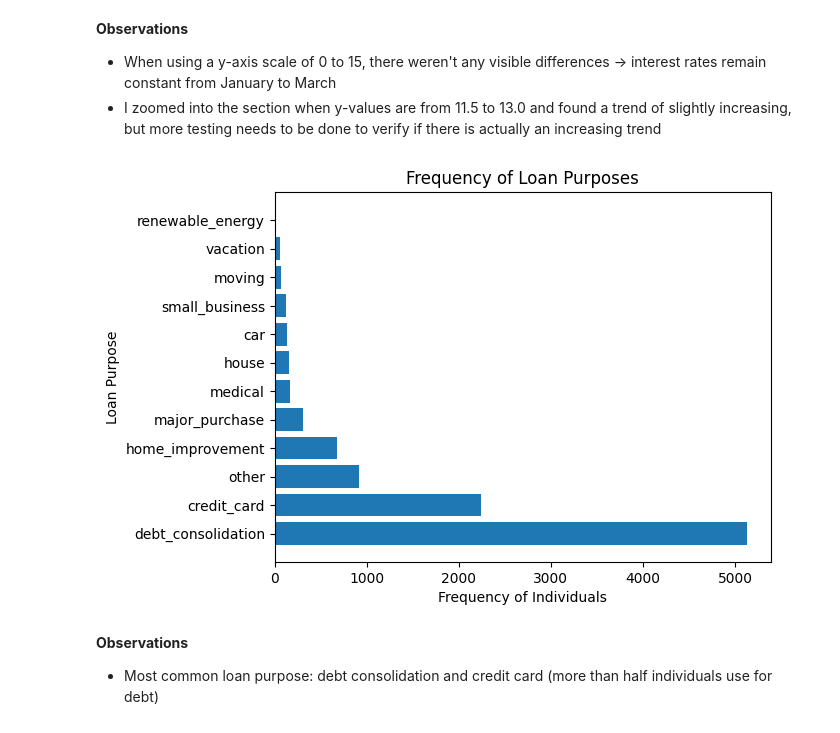
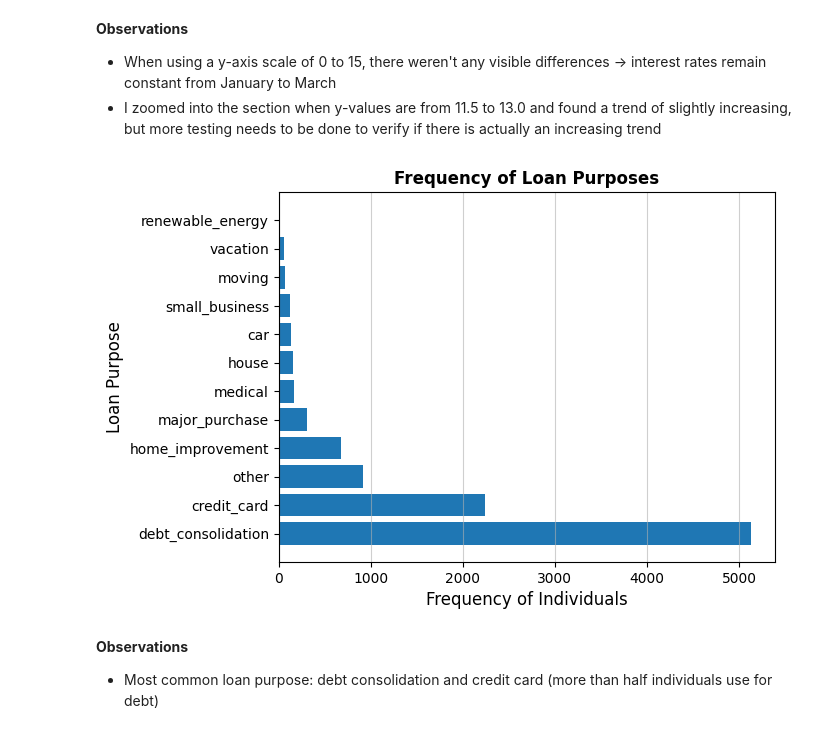
Before and after one commit to oliviaguo1234/lendingclub_loans, a Jupyter notebook: OliviaGuo_loans.ipynb, the cells around one changed output. Cells and saved outputs as stored; diff of their text form; code cells hidden in the pictures.

```diff
--- a/OliviaGuo_loans.ipynb
+++ b/OliviaGuo_loans.ipynb
@@ -156,14 +156,16 @@ plt.show()
 # %%
 #bar plot to show most common loan_purpose
 loans_df['loan_purpose'].unique()
 values = loans_df['loan_purpose'].value_counts()
 plt.barh(values.index, values.values)
-plt.ylabel('Loan Purpose')
-plt.xlabel('Frequency of Individuals')
-plt.title('Frequency of Loan Purposes')
+plt.ylabel('Loan Purpose', fontsize=12)
+plt.xlabel('Frequency of Individuals', fontsize=12)
+plt.title('Frequency of Loan Purposes', fontweight='bold')
+plt.grid(axis='x', alpha=0.6)
+plt.savefig('loan_purposes_freq.png')
 plt.show()
 # %% [output]
-[figure, old version]
+[figure, new version]
 # %% [markdown]
 **Observations**
 
```
Also changed, not shown: parts of 5 cells of this notebook.
